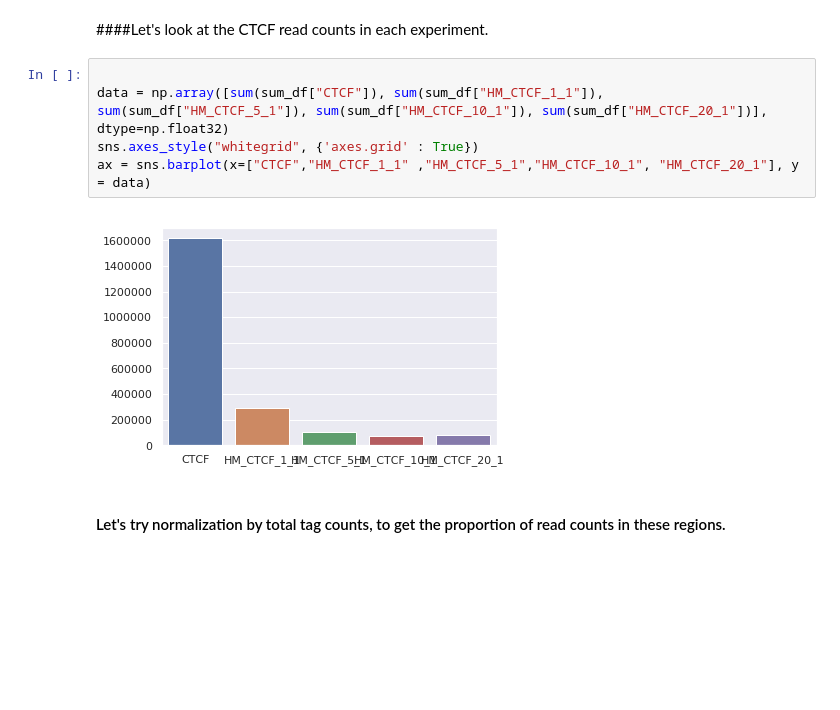
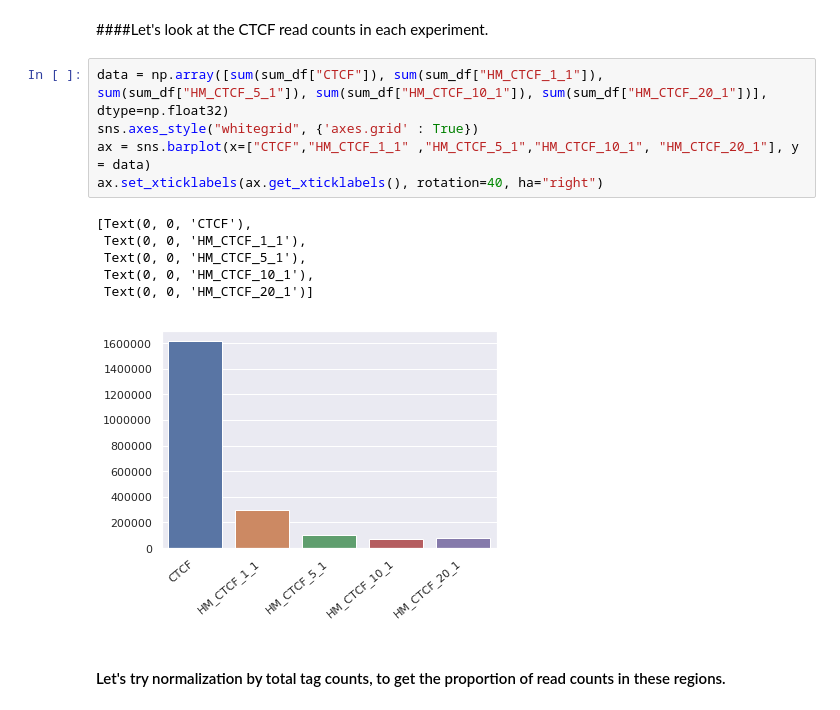
Before and after one commit to sidwekhande/spike-in, a Jupyter notebook: Data_Analysis_of_a_ChIP_seq_spike_in_reference.ipynb, the cells around one changed output. Saved outputs shown, nothing was run; the diff lists cells and outputs as text; blank space fills up the shorter version.

```diff
--- a/Data_Analysis_of_a_ChIP_seq_spike_in_reference.ipynb
+++ b/Data_Analysis_of_a_ChIP_seq_spike_in_reference.ipynb
@@ -148,12 +147,17 @@ sum_df.shape
 # %% [markdown]
 ####Let's look at the CTCF read counts in each experiment.
 # %%
-
 data = np.array([sum(sum_df["CTCF"]), sum(sum_df["HM_CTCF_1_1"]), sum(sum_df["HM_CTCF_5_1"]), sum(sum_df["HM_CTCF_10_1"]), sum(sum_df["HM_CTCF_20_1"])], dtype=np.float32)
 sns.axes_style("whitegrid", {'axes.grid' : True})
 ax = sns.barplot(x=["CTCF","HM_CTCF_1_1" ,"HM_CTCF_5_1","HM_CTCF_10_1", "HM_CTCF_20_1"], y = data)
+ax.set_xticklabels(ax.get_xticklabels(), rotation=40, ha="right")
 # %% [output]
+[Text(0, 0, 'CTCF'),
+ Text(0, 0, 'HM_CTCF_1_1'),
+ Text(0, 0, 'HM_CTCF_5_1'),
+ Text(0, 0, 'HM_CTCF_10_1'),
+ Text(0, 0, 'HM_CTCF_20_1')]
-[figure, old version]
+[figure, new version]
 # %% [markdown]
 #### Let's try normalization by total tag counts, to get the proportion of read counts in these regions.
 # %%
```
Also changed, not shown: parts of 4 cells of this notebook.
